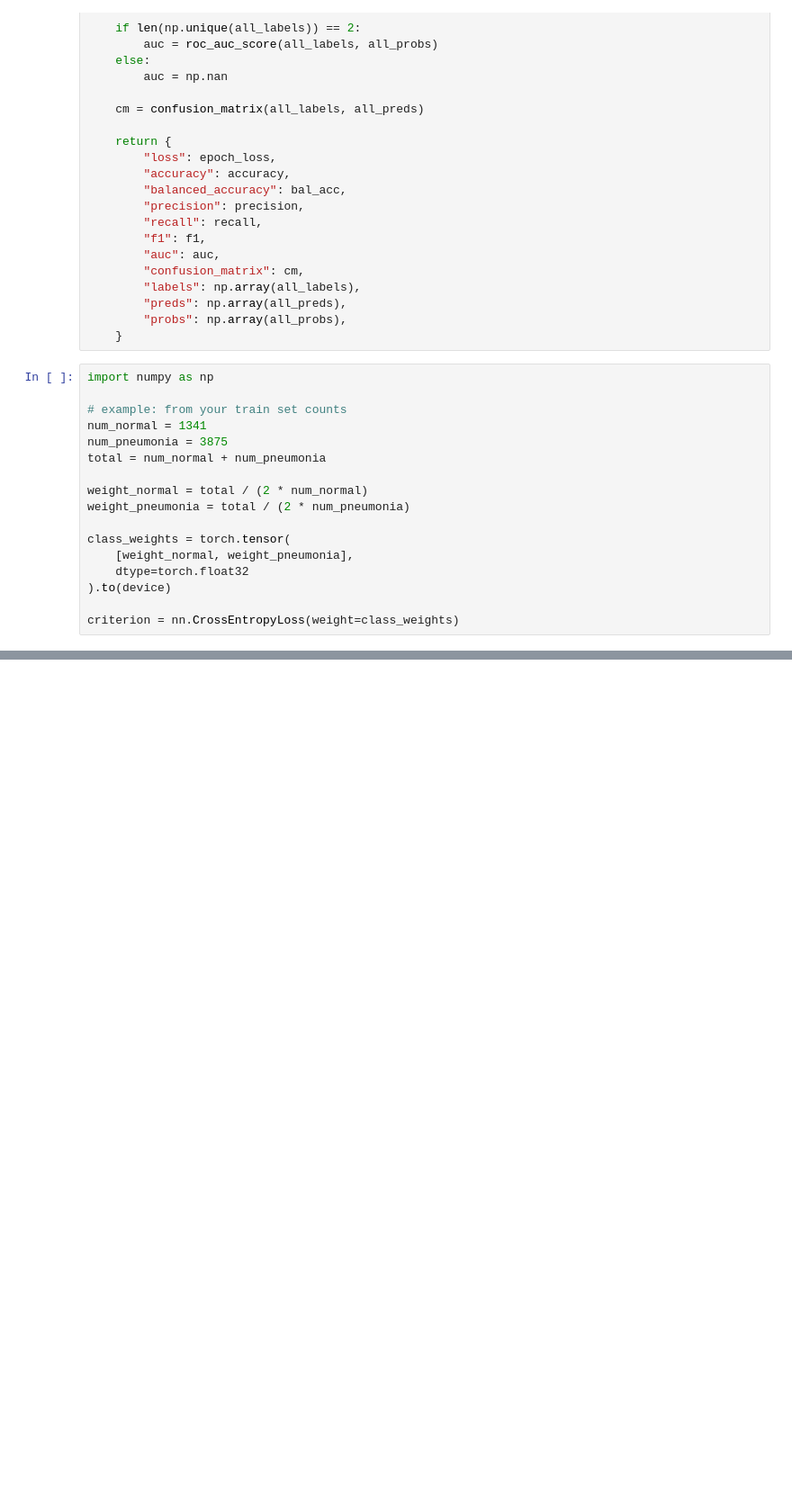
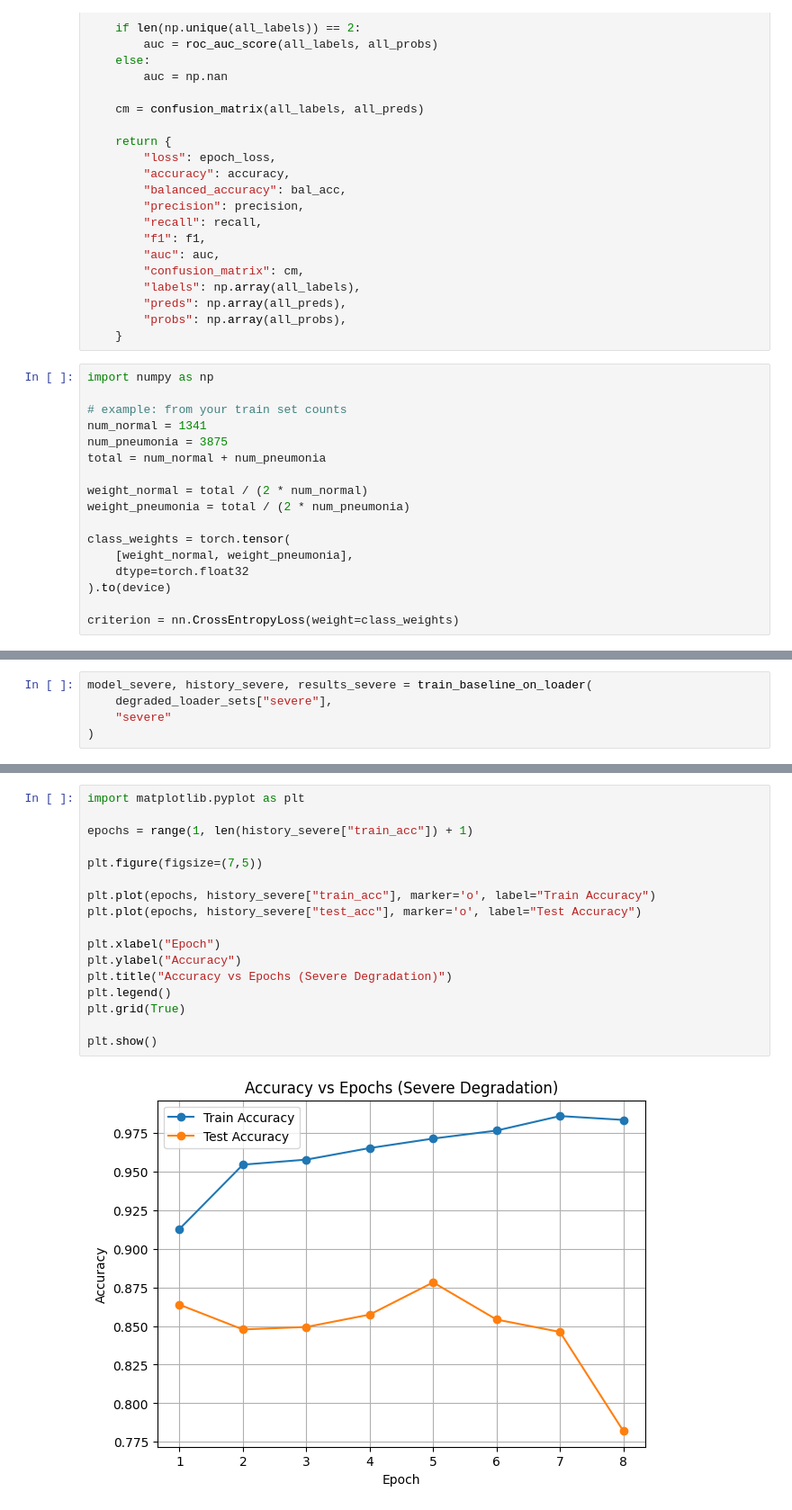
Before and after one commit to dhruvmenon76/Pneumonia-Detection-Under-Imaging-Constraints, a Jupyter notebook: notebooks/pixel_size_degradation.ipynb, the cells around one changed output, grey strips where cells are left out. Shown at 90% size. Saved outputs shown, nothing was run; the diff lists cells and outputs as text; blank space fills up the shorter version.

```diff
--- a/notebooks/pixel_size_degradation.ipynb
+++ b/notebooks/pixel_size_degradation.ipynb
@@ -282,0 +782,5 @@ plt.show()
+# %%
+model_severe, history_severe, results_severe = train_baseline_on_loader(
+    degraded_loader_sets["severe"],
+    "severe"
+)
@@ -282,0 +817,19 @@ plt.show()
+# %%
+import matplotlib.pyplot as plt
+
+epochs = range(1, len(history_severe["train_acc"]) + 1)
+
+plt.figure(figsize=(7,5))
+
+plt.plot(epochs, history_severe["train_acc"], marker='o', label="Train Accuracy")
+plt.plot(epochs, history_severe["test_acc"], marker='o', label="Test Accuracy")
+
+plt.xlabel("Epoch")
+plt.ylabel("Accuracy")
+plt.title("Accuracy vs Epochs (Severe Degradation)")
+plt.legend()
+plt.grid(True)
+
+plt.show()
+# %% [output]
+[figure, added]
```
Also changed, not shown: parts of 15 cells of this notebook.
